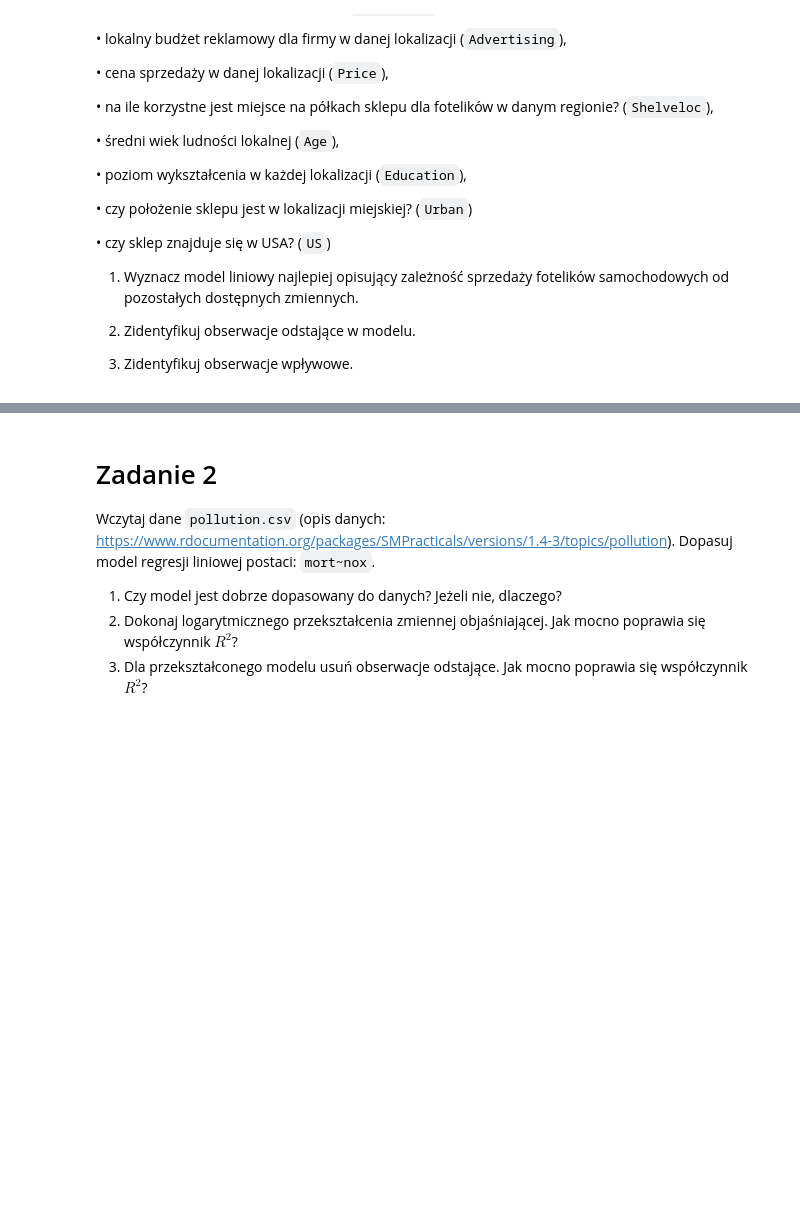
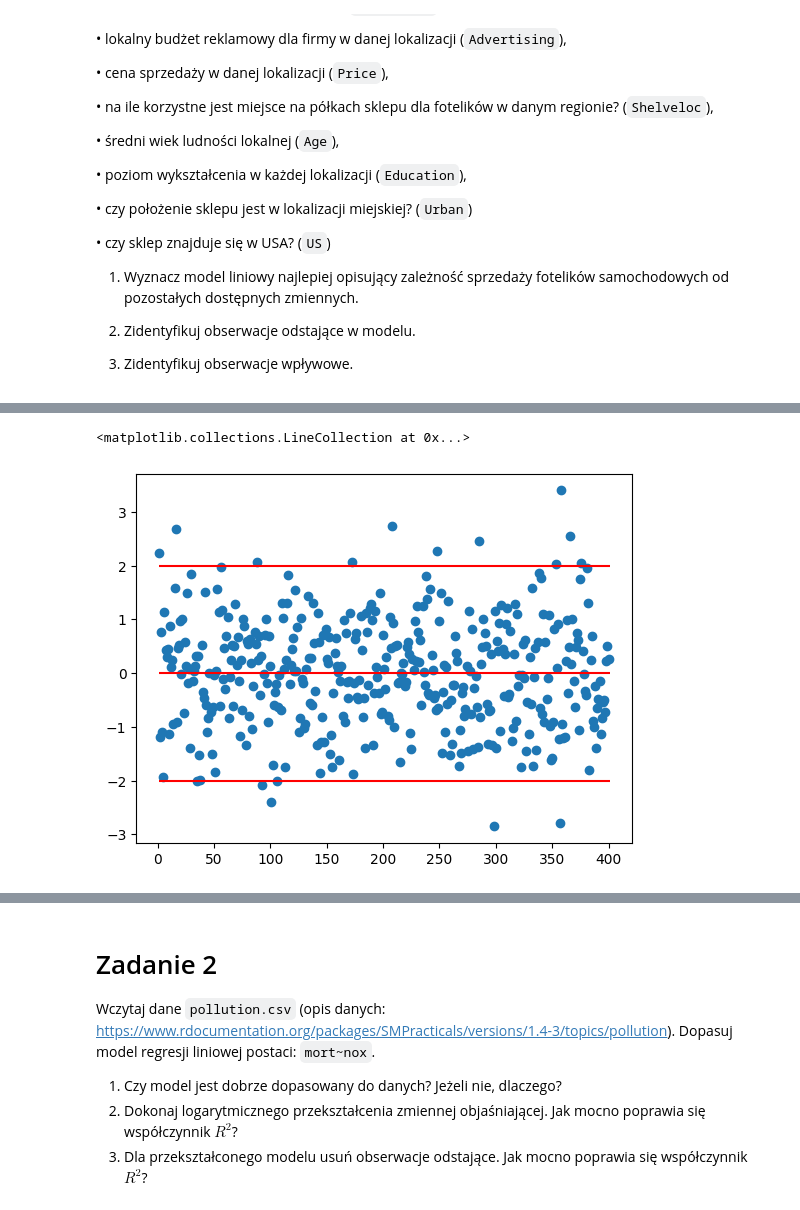
Before and after one commit to RudasKAP/ds08032025regul, a Jupyter notebook: 01_regularyzacja/05_obserwacje_odstające.ipynb, the cells around one changed output, grey strips where cells are left out. Cells and saved outputs as stored; diff of their text form; code cells hidden in the pictures; blank space fills up the shorter version.

```diff
--- a/01_regularyzacja/05_obserwacje_odstające.ipynb
+++ b/01_regularyzacja/05_obserwacje_odstające.ipynb
@@ -83,11 +85,11 @@ Wczytaj zbiór `Carseats`, który zawierają dane o sprzedaży fotelików samoch
 
 3. Zidentyfikuj obserwacje wpływowe.
 # %%
-# carseats = sm.datasets.get_rdataset(dataname="Carseats", package="ISLR", cache=True)
-# columns = list(carseats.data.columns)
-# columns.remove('Sales')
-# features = "+".join(columns)
+carseats = sm.datasets.get_rdataset(dataname="Carseats", package="ISLR", cache=True)
+columns = list(carseats.data.columns)
+columns.remove('Sales')
+features = "+".join(columns)
 
-# model = smf.ols('Sales ~ ' + features, data=carseats.data)
-# fitted_model = model.fit()
-# fitted_model.summary()
+model = smf.ols('Sales ~ ' + features, data=carseats.data)
+fitted_model = model.fit()
+fitted_model.summary()
@@ -94,3 +128,3 @@ Wczytaj zbiór `Carseats`, który zawierają dane o sprzedaży fotelików samoch
 # %%
-# h = fitted_model.get_influence()
-# h.resid_studentized
+h = fitted_model.get_influence()
+h.resid_studentized
@@ -97,9 +149,12 @@ Wczytaj zbiór `Carseats`, który zawierają dane o sprzedaży fotelików samoch
 # %%
-# #wartości odstające
-# x = np.arange(1, h.resid_studentized.size + 1)
-# plt.scatter(x=x, y=h.resid_studentized)
-# plt.hlines(xmin=1, xmax=h.resid_studentized.size + 1, y=-2, color="r")
-# plt.hlines(xmin=1, xmax=h.resid_studentized.size + 1, y=0, color="r")
-# plt.hlines(xmin=1, xmax=h.resid_studentized.size + 1, y=2, color="r")
-# #te poza pasem kwalifikujemy jako do usunięcia
+#wartości odstające
+x = np.arange(1, h.resid_studentized.size + 1)
+plt.scatter(x=x, y=h.resid_studentized)
+plt.hlines(xmin=1, xmax=h.resid_studentized.size + 1, y=-2, color="r")
+plt.hlines(xmin=1, xmax=h.resid_studentized.size + 1, y=0, color="r")
+plt.hlines(xmin=1, xmax=h.resid_studentized.size + 1, y=2, color="r")
+#te poza pasem kwalifikujemy jako do usunięcia
+# %% [output]
+<matplotlib.collections.LineCollection at 0x...>
+[figure, added]
 # %%
```
Also changed, not shown: parts of 32 cells of this notebook.
